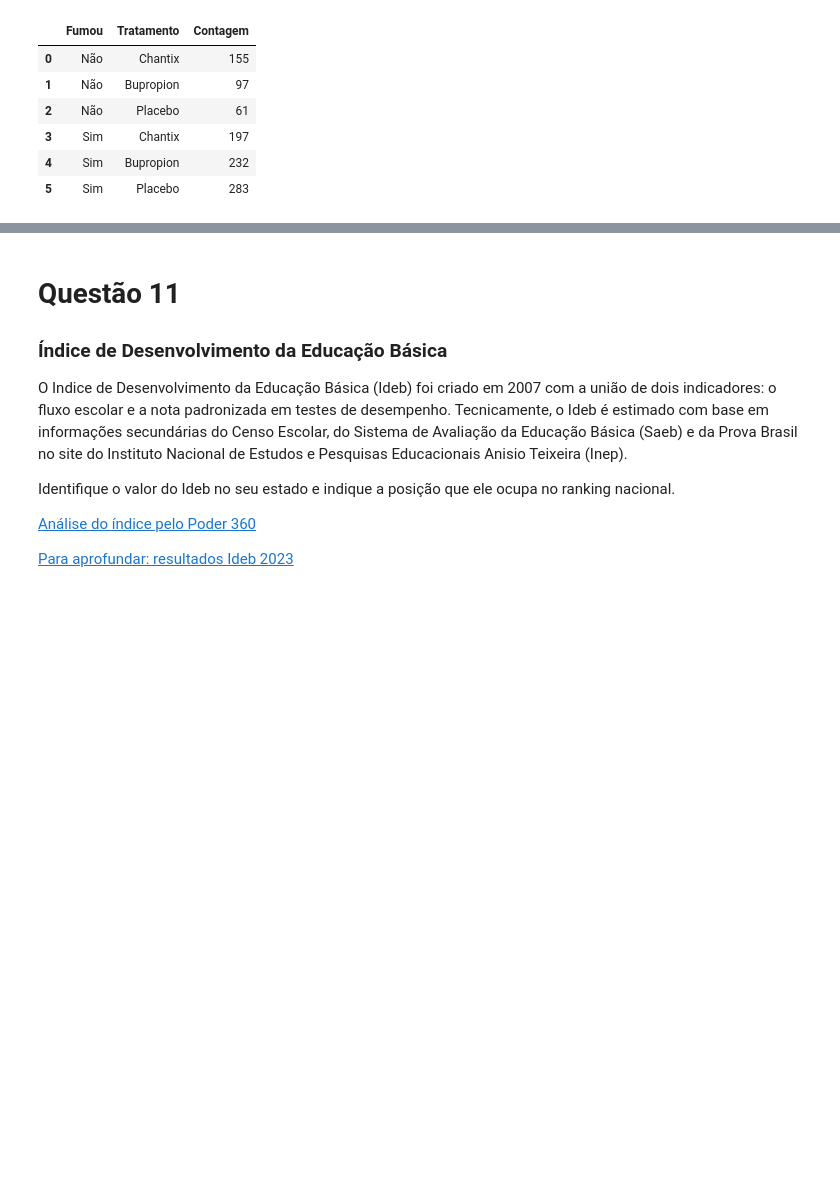
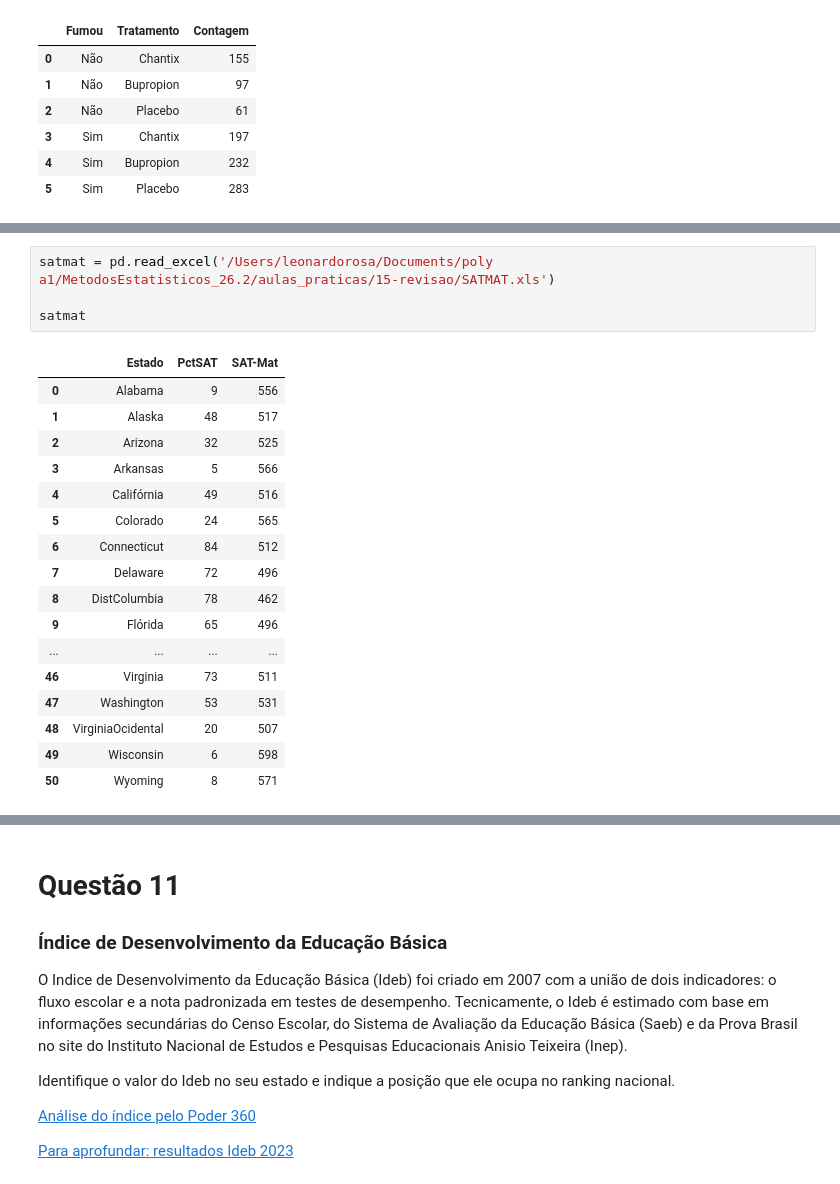
Before and after one commit to juliacereja/MetodosEstatisticos_26.2, a Jupyter notebook: aulas_praticas/15-revisao/Revisão.ipynb, the cells around one changed output, grey strips where cells are left out. Saved outputs shown, nothing was run; the diff lists cells and outputs as text; blank space fills up the shorter version.

```diff
--- a/aulas_praticas/15-revisao/Revisão.ipynb
+++ b/aulas_praticas/15-revisao/Revisão.ipynb
@@ -884,0 +894,22 @@ O percentual de estudantes do ensino médio que fazem o SAT varia de estado para
+# %%
+satmat = pd.read_excel('/Users/leonardorosa/Documents/poly a1/MetodosEstatisticos_26.2/aulas_praticas/15-revisao/SATMAT.xls')
+
+satmat
+# %% [output]
+|  | Estado | PctSAT | SAT-Mat |
+| 0 | Alabama | 9 | 556 |
+| 1 | Alaska | 48 | 517 |
+| 2 | Arizona | 32 | 525 |
+| 3 | Arkansas | 5 | 566 |
+| 4 | Califórnia | 49 | 516 |
+| 5 | Colorado | 24 | 565 |
+| 6 | Connecticut | 84 | 512 |
+| 7 | Delaware | 72 | 496 |
+| 8 | DistColumbia | 78 | 462 |
+| 9 | Flórida | 65 | 496 |
+| ... | ... | ... | ... |
+| 46 | Virginia | 73 | 511 |
+| 47 | Washington | 53 | 531 |
+| 48 | VirginiaOcidental | 20 | 507 |
+| 49 | Wisconsin | 6 | 598 |
+| 50 | Wyoming | 8 | 571 |
```
Also changed, not shown: parts of 18 cells of this notebook, 1 other file.
